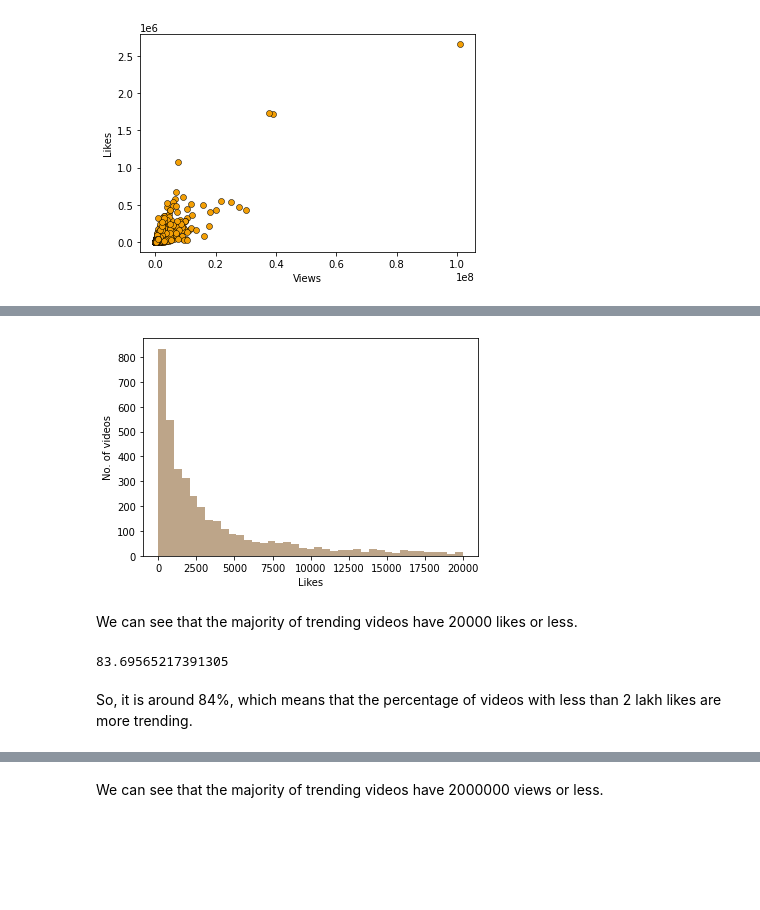
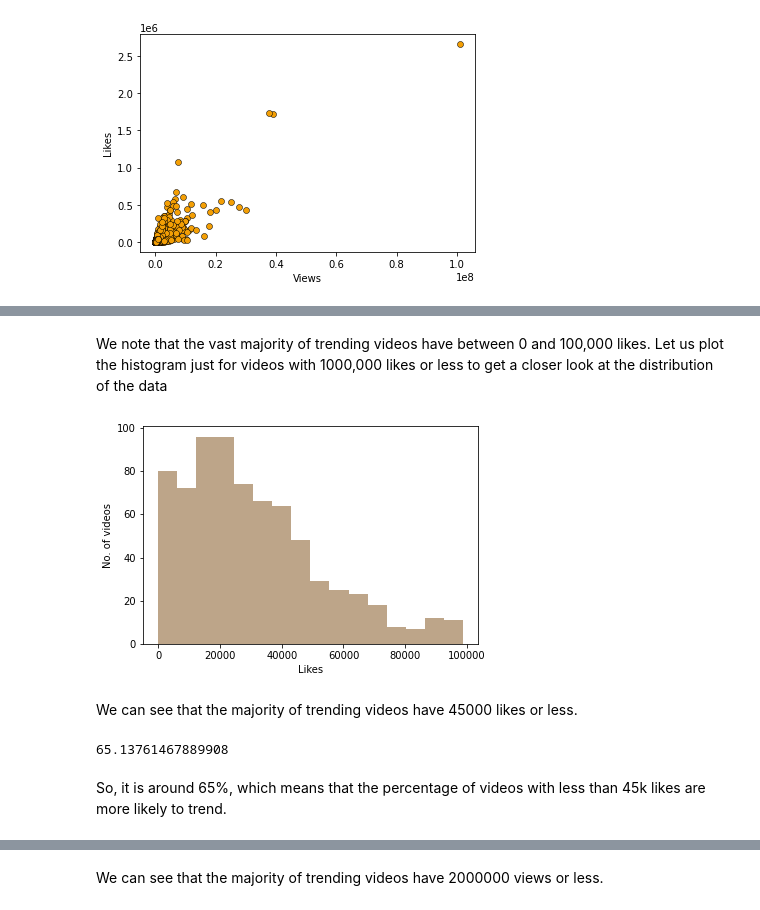
Before and after one commit to Vaibhav-Patel19/Youtube-Analysis, a Jupyter notebook: Analysis.ipynb, the cells around one changed output, grey strips where cells are left out. Cells and saved outputs as stored; diff of their text form; code cells hidden in the pictures; blank space fills up the shorter version.

Commit message:
Added more analysis

```diff
--- a/Analysis.ipynb
+++ b/Analysis.ipynb
@@ -78,0 +88,11 @@ We see that views and likes are truly positively correlated: as one increases, t
+# %%
+plt.rc('figure.subplot', wspace=0.9)
+fig, ax = plt.subplots()
+
+_ = sns.distplot(dataframe["likes"], kde=False,
+                color=PLOT_COLORS[4], hist_kws={'alpha': 1},
+                bins=np.linspace(0, 6e6, 61), ax=ax)
+
+_ = ax.set(xlabel="Likes", ylabel="No. of videos")
+
+_ = plt.xticks(rotation=90)
@@ -79,16 +101,19 @@ We see that views and likes are truly positively correlated: as one increases, t
+# %% [markdown]
+We note that the vast majority of trending videos have between 0 and 100,000 likes. Let us plot the histogram just for videos with 1000,000 likes or less to get a closer look at the distribution of the data
 # %%
-# Likes Analysis
 fig, ax = plt.subplots()
-_ = sns.distplot(df[df["likes"] <= 2e4]["likes"], kde=False,
-                 color=PLOT_COLORS[4], hist_kws={'alpha': 1}, ax=ax)
+
+_ = sns.distplot(dataframe[dataframe["likes"] <= 100000]["likes"], kde=False,
+                color=PLOT_COLORS[4], hist_kws={'alpha': 1}, ax = ax)
+
 _ = ax.set(xlabel="Likes", ylabel="No. of videos")
 # %% [output]
-[figure, old version]
+[figure, new version]
 # %% [markdown]
-We can see that the majority of trending videos have 20000 likes or less.
+We can see that the majority of trending videos have 45000 likes or less.
 # %%
-df[df['likes'] < 2e4]['likes'].count() / df['likes'].count() * 100
+dataframe[dataframe['likes'] < 45000]['likes'].count() / dataframe['likes'].count() * 100
 # %% [output]
-83.69565217391305
+65.13761467889908
 # %% [markdown]
-So, it is around 84%, which means that the percentage of videos with less than 2 lakh likes are more trending.
+So, it is around 65%, which means that the percentage of videos with less than 45k likes are more likely to trend.
```
Also changed, not shown: parts of 20 cells of this notebook.
